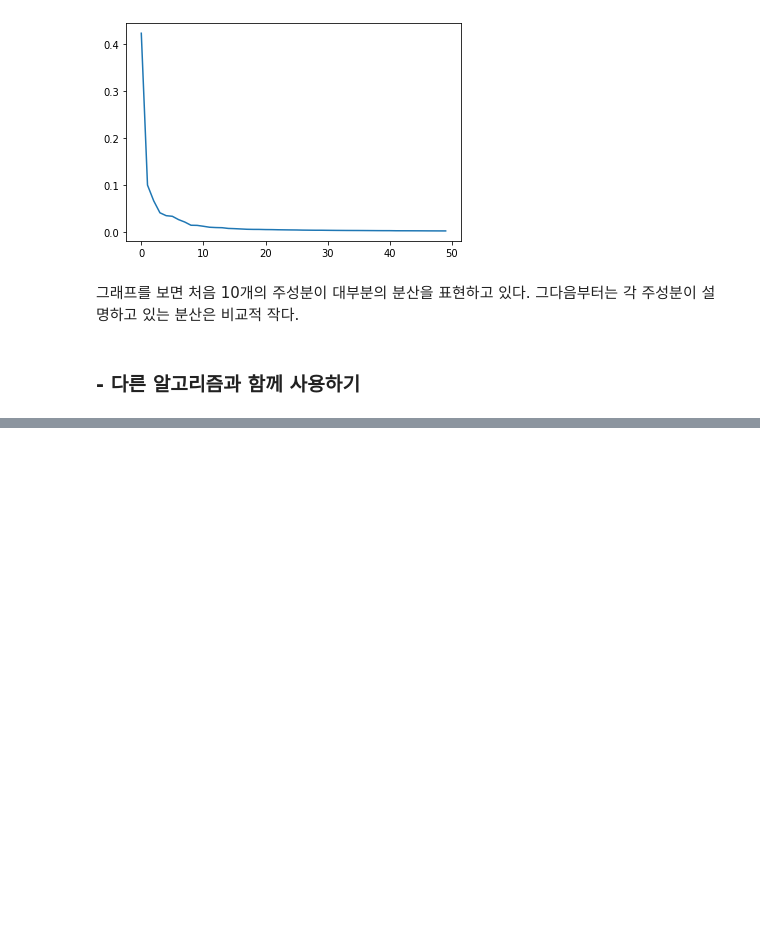
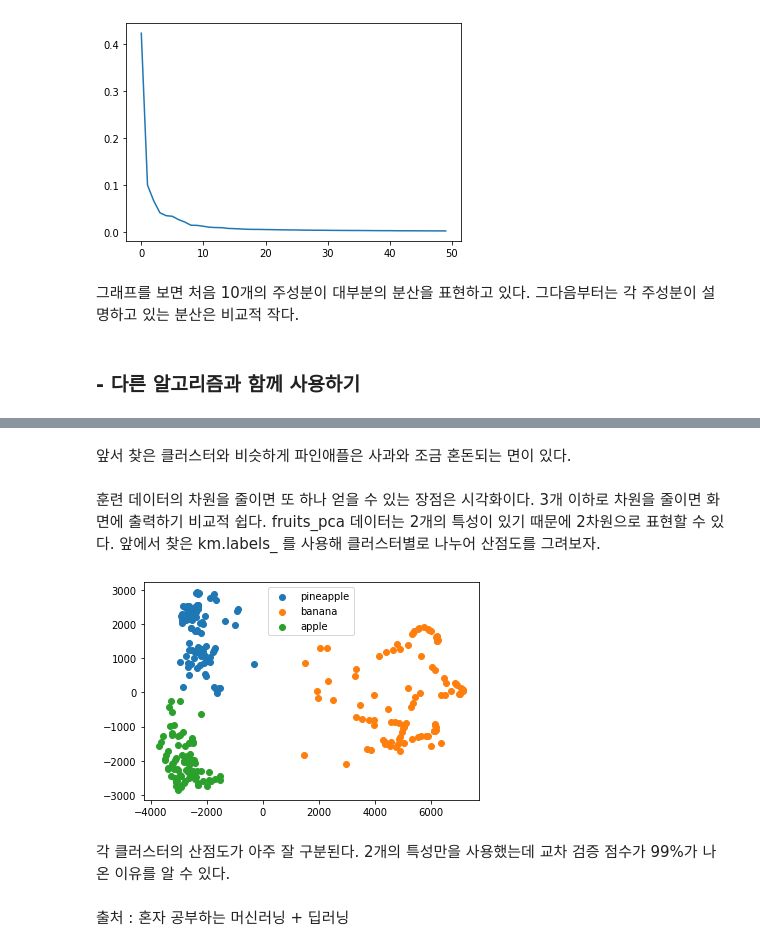
Before and after one commit to jaeyoon89/machinlearnig_deeplearning_study, a Jupyter notebook: mldl_ch6-3_principal_component_analysis.ipynb, the cells around one changed output, grey strips where cells are left out. Cells and saved outputs as stored; diff of their text form; code cells hidden in the pictures; blank space fills up the shorter version.

```diff
--- a/mldl_ch6-3_principal_component_analysis.ipynb
+++ b/mldl_ch6-3_principal_component_analysis.ipynb
@@ -144,0 +251,16 @@ plt.show()
+# %% [markdown]
+앞서 찾은 클러스터와 비슷하게 파인애플은 사과와 조금 혼돈되는 면이 있다.
+# %% [markdown]
+훈련 데이터의 차원을 줄이면 또 하나 얻을 수 있는 장점은 시각화이다. 3개 이하로 차원을 줄이면 화면에 출력하기 비교적 쉽다. fruits_pca 데이터는 2개의 특성이 있기 때문에 2차원으로 표현할 수 있다. 앞에서 찾은 km.labels_ 를 사용해 클러스터별로 나누어 산점도를 그려보자.
+# %%
+for label in range(0, 3):
+    data = fruits_pca[km.labels_ == label]
+    plt.scatter(data[:,0], data[:,1])
+plt.legend(['pineapple', 'banana', 'apple'])
+plt.show()
+# %% [output]
+[figure, added]
+# %% [markdown]
+각 클러스터의 산점도가 아주 잘 구분된다. 2개의 특성만을 사용했는데 교차 검증 점수가 99%가 나온 이유를 알 수 있다.
+# %% [markdown]
+출처 : 혼자 공부하는 머신러닝 + 딥러닝
```
Also changed, not shown: parts of 22 cells of this notebook.
